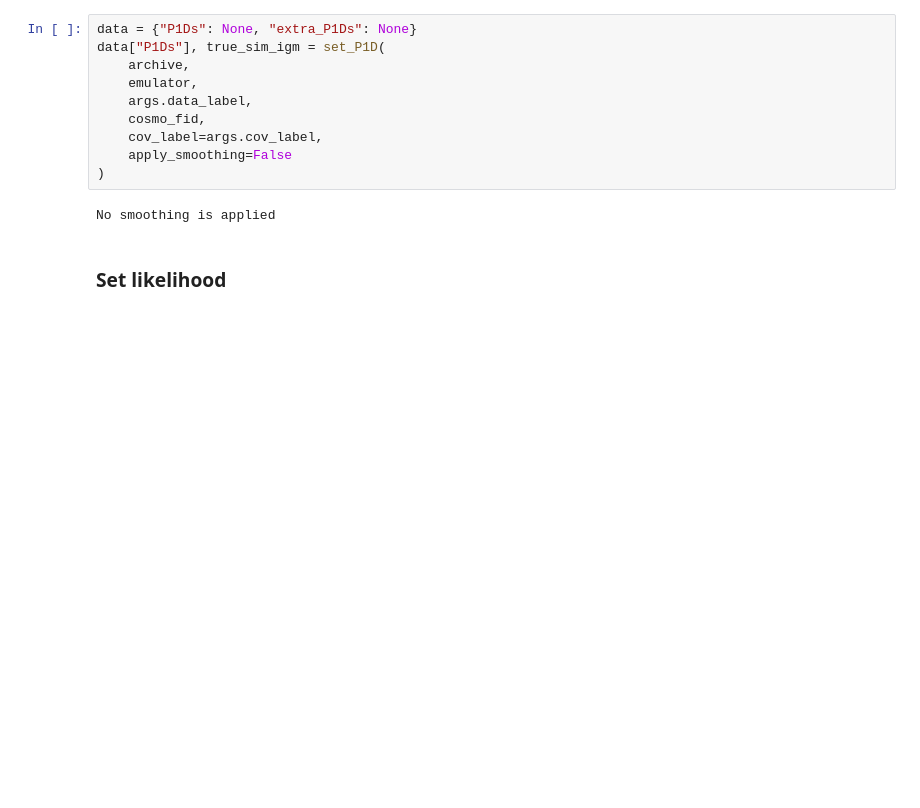
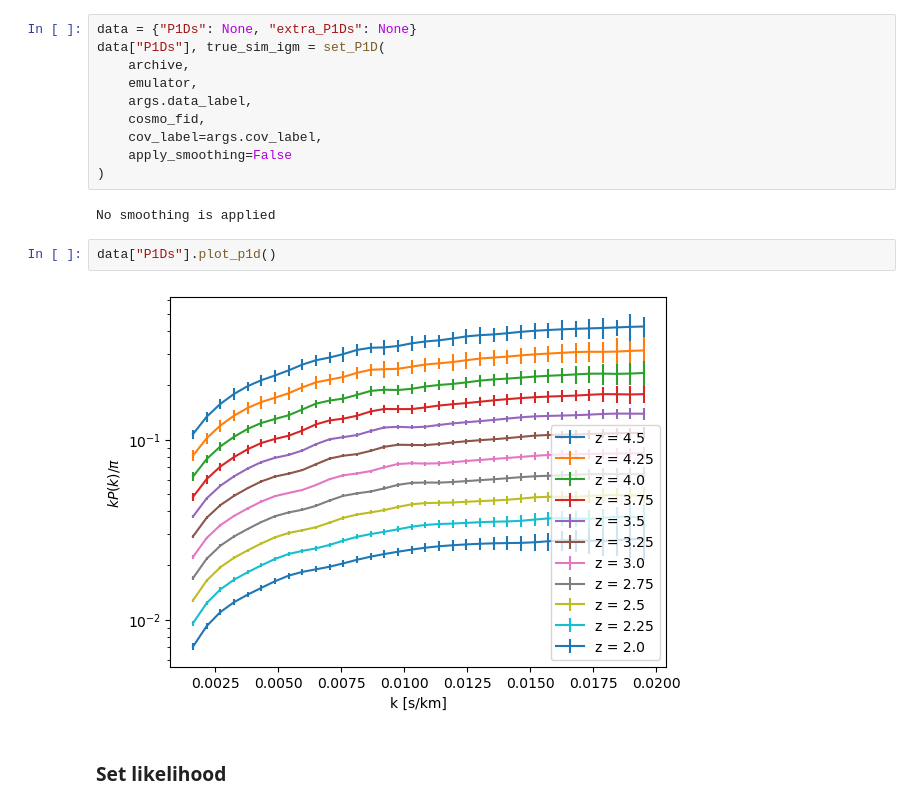
Before and after one commit to igmhub/cup1d, a Jupyter notebook: notebooks/tutorials/sample_sim.ipynb, the cells around one changed output. Saved outputs shown, nothing was run; the diff lists cells and outputs as text; blank space fills up the shorter version.

```diff
--- a/notebooks/tutorials/sample_sim.ipynb
+++ b/notebooks/tutorials/sample_sim.ipynb
@@ -88,6 +88,10 @@ data["P1Ds"], true_sim_igm = set_P1D(
 )
 # %% [output]
 No smoothing is applied
+# %%
+data["P1Ds"].plot_p1d()
+# %% [output]
+[figure, added]
 # %% [markdown]
 ### Set likelihood
 # %%
```
Also changed, not shown: parts of 8 cells of this notebook, 9 other files.
